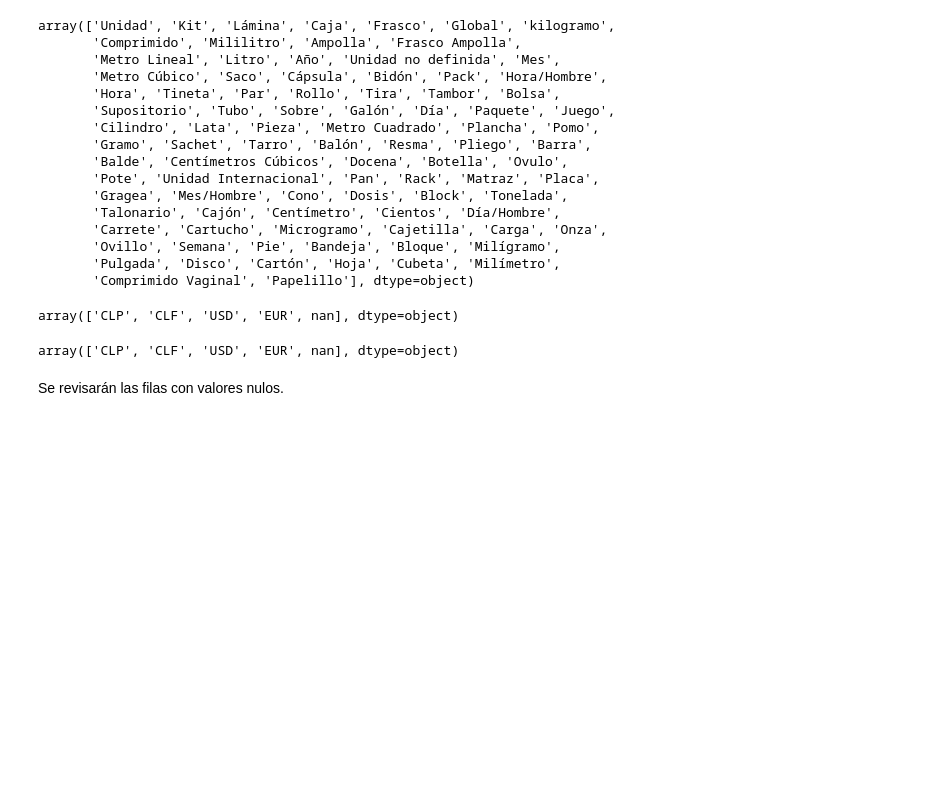
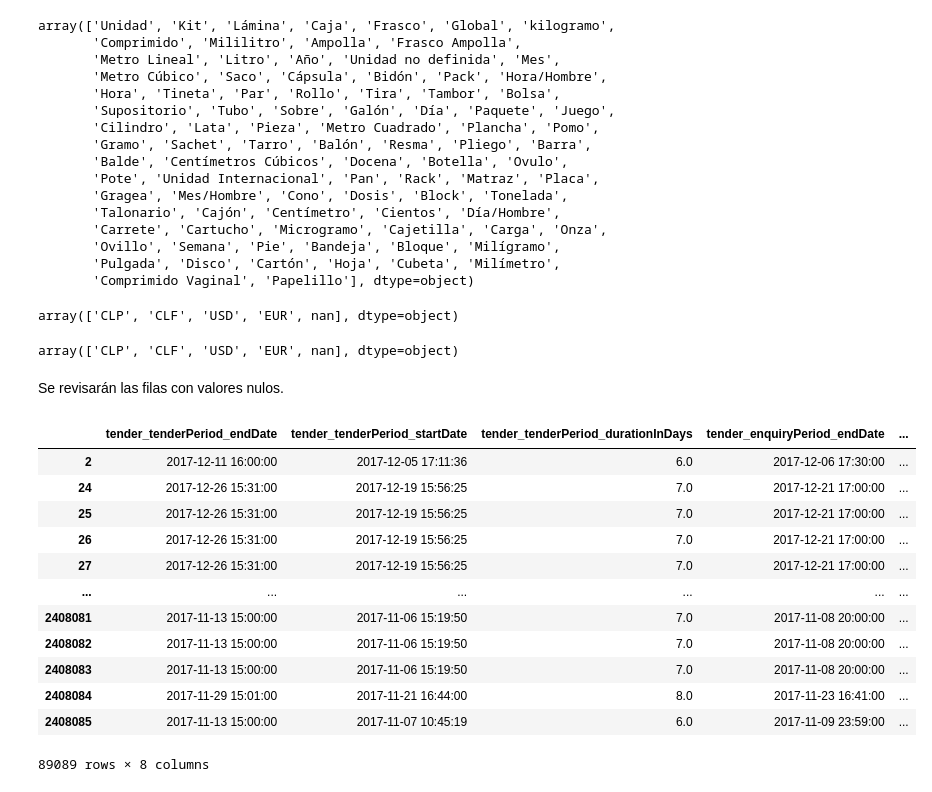
Before and after one commit to Camila-Rojas-05/Proyecto-IMT-2200-1-Grupo-14, a Jupyter notebook: Datos y trabajo con muestras/Revision_limpieza_2018.ipynb, the cells around one changed output. Saved outputs shown, nothing was run; the diff lists cells and outputs as text; code cells hidden in the pictures; blank space fills up the shorter version.

```diff
--- a/Datos y trabajo con muestras/Revision_limpieza_2018.ipynb
+++ b/Datos y trabajo con muestras/Revision_limpieza_2018.ipynb
@@ -434,7 +434,21 @@ array(['CLP', 'CLF', 'USD', 'EUR', nan], dtype=object)
 # %% [markdown]
 Se revisarán las filas con valores nulos.
 # %%
-con_nan = df_super_filt_2018[['tender_tenderPeriod_endDate','tender_tenderPeriod_startDate', 'tender_tenderPeriod_durationInDays',
+sin_nan = df_super_filt_2018[['tender_tenderPeriod_endDate','tender_tenderPeriod_startDate', 'tender_tenderPeriod_durationInDays',
        'tender_enquiryPeriod_endDate', 'tender_enquiryPeriod_startDate','tender_enquiryPeriod_durationInDays', 'tender_value_amount',
        'tender_value_currency']]
-con_nan.dropna()
+sin_nan.dropna()
+# %% [output]
+|  | tender_tenderPeriod_endDate | tender_tenderPeriod_startDate | tender_tenderPeriod_durationInDays | tender_enquiryPeriod_endDate | ... |
+| 2 | 2017-12-11 16:00:00 | 2017-12-05 17:11:36 | 6.0 | 2017-12-06 17:30:00 | ... |
+| 24 | 2017-12-26 15:31:00 | 2017-12-19 15:56:25 | 7.0 | 2017-12-21 17:00:00 | ... |
+| 25 | 2017-12-26 15:31:00 | 2017-12-19 15:56:25 | 7.0 | 2017-12-21 17:00:00 | ... |
+| 26 | 2017-12-26 15:31:00 | 2017-12-19 15:56:25 | 7.0 | 2017-12-21 17:00:00 | ... |
+| 27 | 2017-12-26 15:31:00 | 2017-12-19 15:56:25 | 7.0 | 2017-12-21 17:00:00 | ... |
+| ... | ... | ... | ... | ... | ... |
+| 2408081 | 2017-11-13 15:00:00 | 2017-11-06 15:19:50 | 7.0 | 2017-11-08 20:00:00 | ... |
+| 2408082 | 2017-11-13 15:00:00 | 2017-11-06 15:19:50 | 7.0 | 2017-11-08 20:00:00 | ... |
+| 2408083 | 2017-11-13 15:00:00 | 2017-11-06 15:19:50 | 7.0 | 2017-11-08 20:00:00 | ... |
+| 2408084 | 2017-11-29 15:01:00 | 2017-11-21 16:44:00 | 8.0 | 2017-11-23 16:41:00 | ... |
+| 2408085 | 2017-11-13 15:00:00 | 2017-11-07 10:45:19 | 6.0 | 2017-11-09 23:59:00 | ... |
+89089 rows × 8 columns
```
Also changed, not shown: parts of 12 cells of this notebook.
